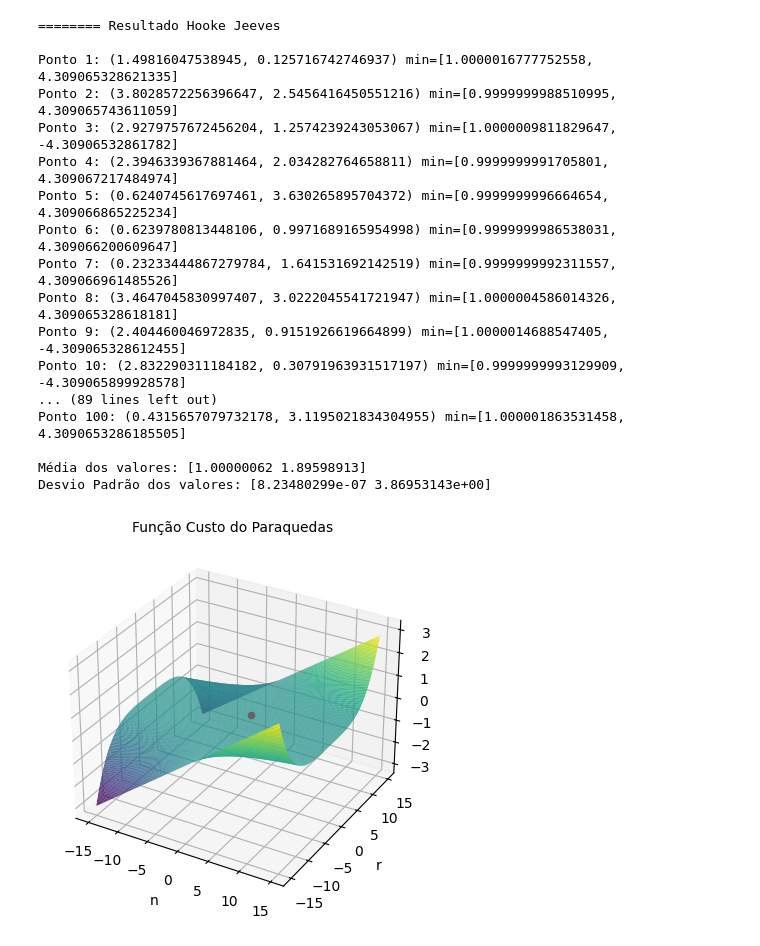
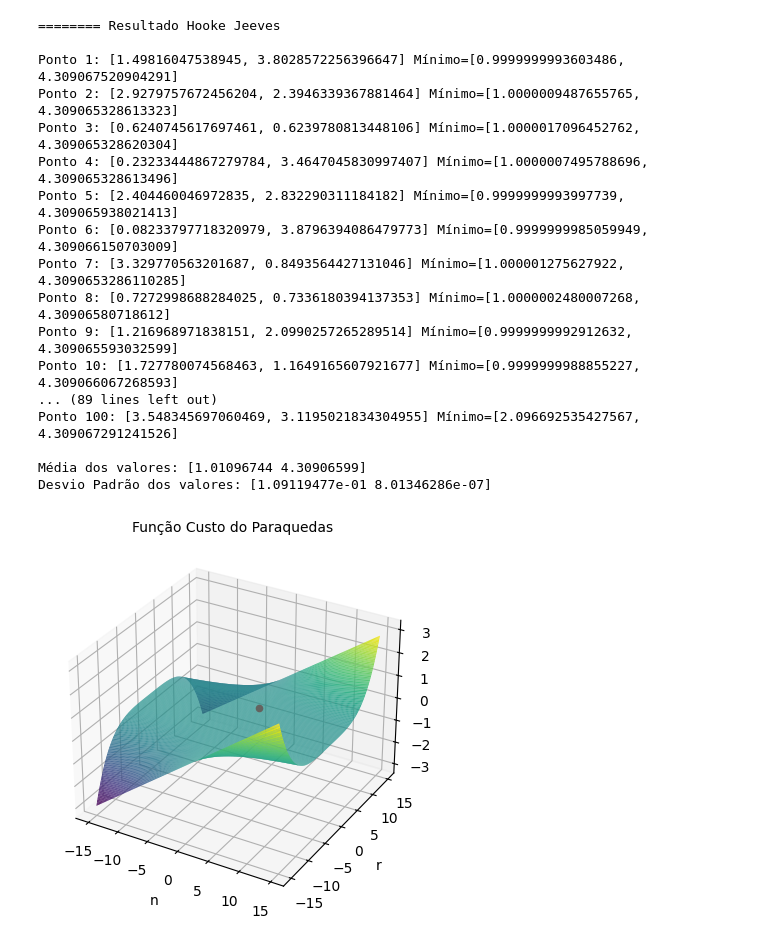
Before and after one commit to victorluis22/trabalho-metodos-otimizacao, a Jupyter notebook: hookeJeeves.ipynb, the cells around one changed output. Saved outputs shown, nothing was run; the diff lists cells and outputs as text; code cells hidden in the pictures.

```diff
--- a/hookeJeeves.ipynb
+++ b/hookeJeeves.ipynb
@@ -24,16 +24,12 @@ def restricao2(r):
     return z0 - ((g * m) / c)*t + ((g * (m**2)) / (c**2))*(1 - np.e**(-(c / m)*t))
 
   try:
-    sol = root_scalar(posicao, method='bisect', bracket=[0.0, 10000])
+    sol = root_scalar(posicao, method='bisect', bracket=[0.0, 10e6])
   except ValueError:
-    print(c, r)
+    print(r, c)
 
-  if sol.converged:
-    t = sol.root
-  else:
-    print("Não convergiu")
+  t = sol.root
 
-  # print(t)
   velocidade = ((g * m) / c)*(1 - np.e**(-(c / m)*t)) - vc
 
   return penalidade * (max([0, velocidade])**2)
@@ -66,6 +62,7 @@ def goldenSectionSearch (intervalo, constantes, x, d):
     p = razaoAurea * (b - a)
     xa = a + p
     xb = b - p
+    # print(xa, xb, a, b)
     fxa = custo(xa, constantes, x, d)
     fxb = custo(xb, constantes, x, d)
 
@@ -125,7 +122,7 @@ def plotContour(min, constantes, range=5):
 # %%
 def hookeJeeves(valorInicial, constantes, dimensao):
     """Função que implementa o método de busca multivariável Hooke Jeeves."""
-    n, r = valorInicial[0], valorInicial[1]
+    [n, r] = np.copy(valorInicial)
     d = np.array(
         [[1.0,0.0],
         [0.0,1.0]]
@@ -137,7 +134,7 @@ def hookeJeeves(valorInicial, constantes, dimensao):
     time = 0
     novoPonto = np.array([0.0, 0.0])
     pontoInicial = np.copy([n, r])
-    tamanhoIntervalo = 10
+    tamanhoIntervalo = 5
 
     while time < timeout:
 
@@ -177,49 +174,50 @@ def hookeJeeves(valorInicial, constantes, dimensao):
 
     return [n, r]
 
+# Define a semente fixa para reprodutibilidade
 semente = 42
 np.random.seed(semente)
 
+# Gera 100 pontos com duas coordenadas aleatórias
 qtdPontos = 100
-X = np.random.uniform(0, 4, qtdPontos)
-Y = np.random.uniform(0, 4, qtdPontos)
+coordenadasPorPonto = 2
 
-points = list(zip(X, Y))
+pontos = np.random.uniform(0, 4, (qtdPontos, coordenadasPorPonto))
 
 minimos = []
 constantes = [1.0, 2.0, 1.0]
 
 print(f'======== Resultado Hooke Jeeves\n')
-for i, (x, y) in enumerate(points, start=1):
+for i, (x, y) in enumerate(pontos, start=1):
     min = hookeJeeves([x, y], constantes, 2)
-    print(f'Ponto {i}: ({x}, {y}) min={min}')
+    print(f'Ponto {i}: [{x}, {y}] Mínimo={min}')
     minimos.append(min)
 
 minimos = np.array(minimos)
 media = np.array([np.mean(minimos[:, 0]), np.mean(minimos[:, 1])])
 desvioPadrao = np.array([np.std(minimos[:, 0]), np.std(minimos[:, 1])])
 
 print(f'\nMédia dos valores: {media}')
 print(f'Desvio Padrão dos valores: {desvioPadrao}')
 
 plot3D(media, constantes, 15)
 plotContour(media, constantes, 15)
 # %% [output]
 ======== Resultado Hooke Jeeves
 
-Ponto 1: (1.49816047538945, 0.125716742746937) min=[1.0000016777752558, 4.309065328621335]
-Ponto 2: (3.8028572256396647, 2.5456416450551216) min=[0.9999999988510995, 4.309065743611059]
-Ponto 3: (2.9279757672456204, 1.2574239243053067) min=[1.0000009811829647, -4.30906532861782]
-Ponto 4: (2.3946339367881464, 2.034282764658811) min=[0.9999999991705801, 4.309067217484974]
-Ponto 5: (0.6240745617697461, 3.630265895704372) min=[0.9999999996664654, 4.309066865225234]
-Ponto 6: (0.6239780813448106, 0.9971689165954998) min=[0.9999999986538031, 4.309066200609647]
-Ponto 7: (0.23233444867279784, 1.641531692142519) min=[0.9999999992311557, 4.309066961485526]
-Ponto 8: (3.4647045830997407, 3.0222045541721947) min=[1.0000004586014326, 4.309065328618181]
-Ponto 9: (2.404460046972835, 0.9151926619664899) min=[1.0000014688547405, -4.309065328612455]
-Ponto 10: (2.832290311184182, 0.30791963931517197) min=[0.9999999993129909, -4.309065899928578]
+Ponto 1: [1.49816047538945, 3.8028572256396647] Mínimo=[0.9999999993603486, 4.309067520904291]
+Ponto 2: [2.9279757672456204, 2.3946339367881464] Mínimo=[1.0000009487655765, 4.309065328613323]
+Ponto 3: [0.6240745617697461, 0.6239780813448106] Mínimo=[1.0000017096452762, 4.309065328620304]
+Ponto 4: [0.23233444867279784, 3.4647045830997407] Mínimo=[1.0000007495788696, 4.309065328613496]
+Ponto 5: [2.404460046972835, 2.832290311184182] Mínimo=[0.9999999993997739, 4.309065938021413]
+Ponto 6: [0.08233797718320979, 3.8796394086479773] Mínimo=[0.9999999985059949, 4.309066150703009]
+Ponto 7: [3.329770563201687, 0.8493564427131046] Mínimo=[1.000001275627922, 4.3090653286110285]
+Ponto 8: [0.7272998688284025, 0.7336180394137353] Mínimo=[1.0000002480007268, 4.30906580718612]
+Ponto 9: [1.216968971838151, 2.0990257265289514] Mínimo=[0.9999999992912632, 4.309065593032599]
+Ponto 10: [1.727780074568463, 1.1649165607921677] Mínimo=[0.9999999988855227, 4.309066067268593]
 ... (89 lines left out)
-Ponto 100: (0.4315657079732178, 3.1195021834304955) min=[1.000001863531458, 4.3090653286185505]
+Ponto 100: [3.548345697060469, 3.1195021834304955] Mínimo=[2.096692535427567, 4.309067291241526]
 
-Média dos valores: [1.00000062 1.89598913]
-Desvio Padrão dos valores: [8.23480299e-07 3.86953143e+00]
+Média dos valores: [1.01096744 4.30906599]
+Desvio Padrão dos valores: [1.09119477e-01 8.01346286e-07]
-[figure, old version]
+[figure, new version]
```
Also changed, not shown: parts of 1 cell of this notebook, 1 other file.
